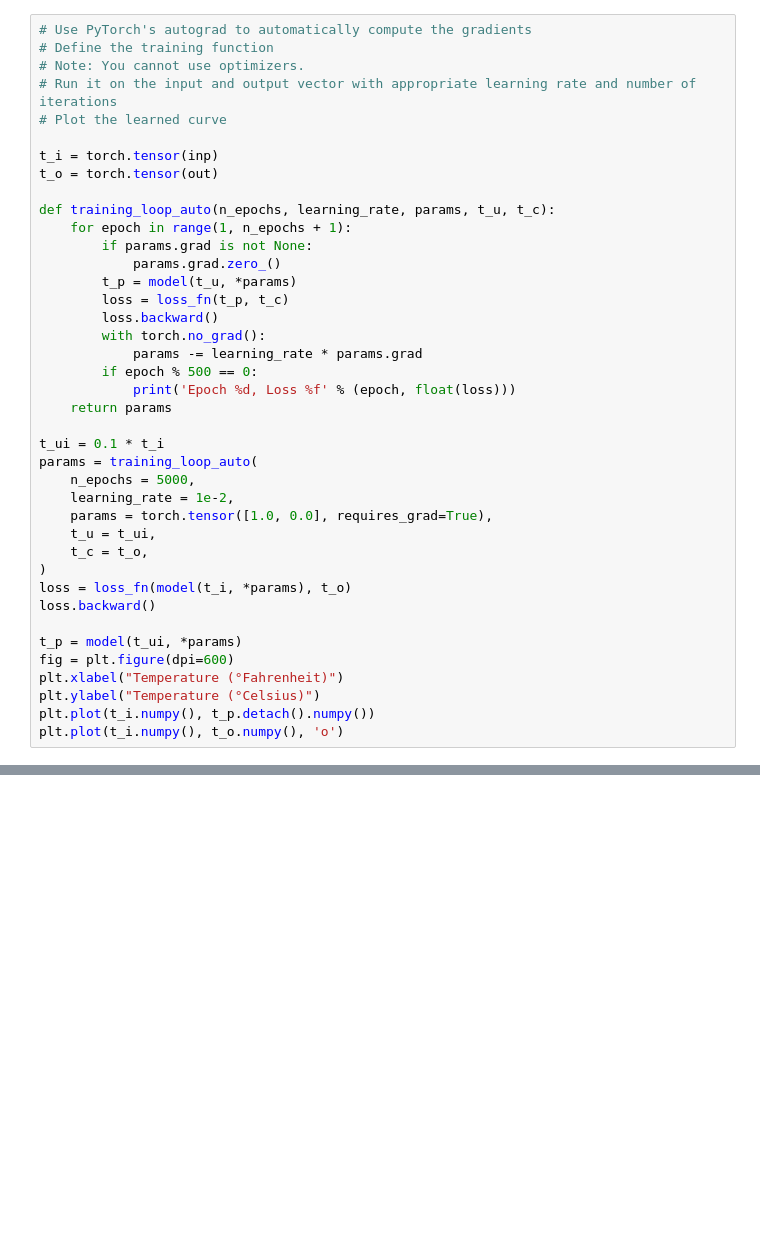
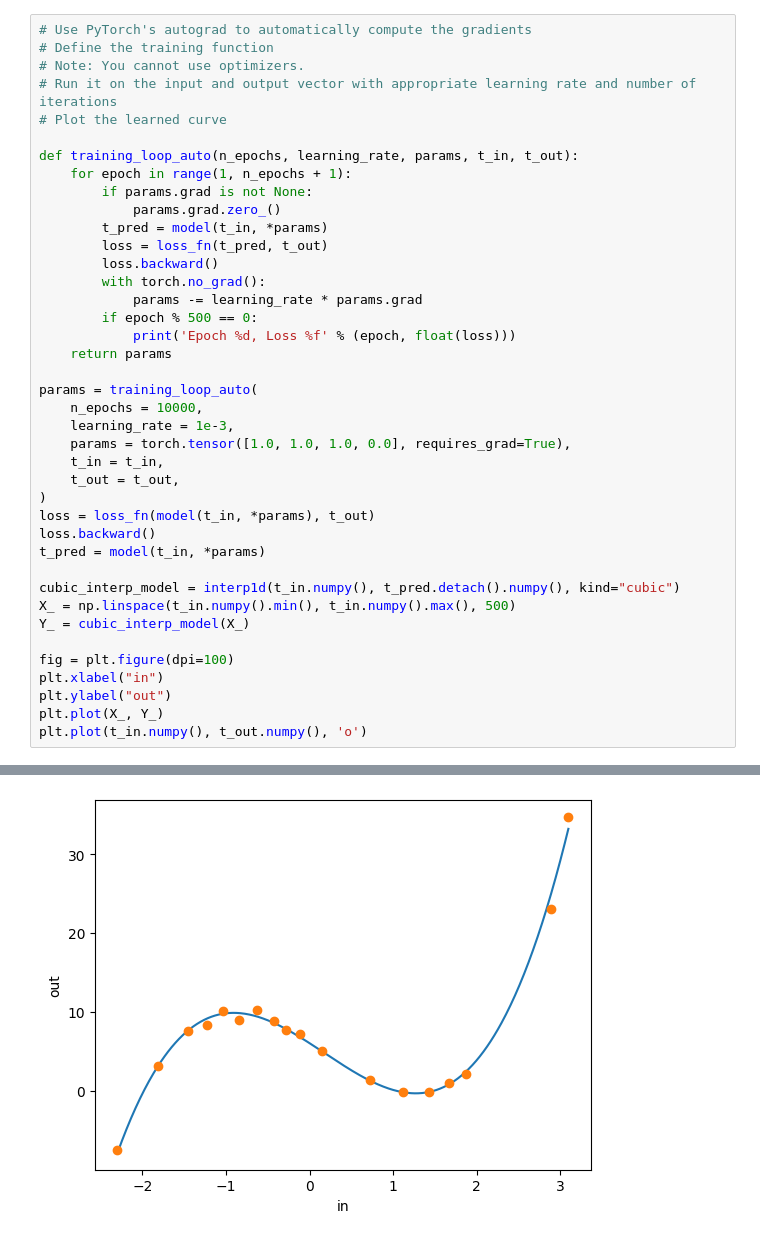
Before and after one commit to RamonAra209/COMP-191-Deep-Learning, a Jupyter notebook: HW5/exercise_ch5_question.ipynb, the cells around one changed output, grey strips where cells are left out. Cells and saved outputs as stored; diff of their text form; blank space fills up the shorter version.

```diff
--- a/HW5/exercise_ch5_question.ipynb
+++ b/HW5/exercise_ch5_question.ipynb
@@ -110,15 +105,12 @@ Epoch 5000, Loss 36.602570
 # Run it on the input and output vector with appropriate learning rate and number of iterations
 # Plot the learned curve
 
-t_i = torch.tensor(inp)
-t_o = torch.tensor(out)
-
-def training_loop_auto(n_epochs, learning_rate, params, t_u, t_c):
+def training_loop_auto(n_epochs, learning_rate, params, t_in, t_out):
     for epoch in range(1, n_epochs + 1):
         if params.grad is not None:
             params.grad.zero_()
-        t_p = model(t_u, *params)
-        loss = loss_fn(t_p, t_c)
+        t_pred = model(t_in, *params)
+        loss = loss_fn(t_pred, t_out)
         loss.backward()
         with torch.no_grad():
             params -= learning_rate * params.grad
@@ -126,21 +118,24 @@ def training_loop_auto(n_epochs, learning_rate, params, t_u, t_c):
             print('Epoch %d, Loss %f' % (epoch, float(loss)))
     return params
 
-t_ui = 0.1 * t_i
 params = training_loop_auto(
-    n_epochs = 5000,
-    learning_rate = 1e-2,
-    params = torch.tensor([1.0, 0.0], requires_grad=True),
-    t_u = t_ui,
-    t_c = t_o,
+    n_epochs = 10000,
+    learning_rate = 1e-3,
+    params = torch.tensor([1.0, 1.0, 1.0, 0.0], requires_grad=True),
+    t_in = t_in,
+    t_out = t_out,
 )
-loss = loss_fn(model(t_i, *params), t_o)
+loss = loss_fn(model(t_in, *params), t_out)
 loss.backward()
+t_pred = model(t_in, *params)
 
-t_p = model(t_ui, *params)
-fig = plt.figure(dpi=600)
-plt.xlabel("Temperature (°Fahrenheit)")
-plt.ylabel("Temperature (°Celsius)")
-plt.plot(t_i.numpy(), t_p.detach().numpy())
-plt.plot(t_i.numpy(), t_o.numpy(), 'o')
+cubic_interp_model = interp1d(t_in.numpy(), t_pred.detach().numpy(), kind="cubic")
+X_ = np.linspace(t_in.numpy().min(), t_in.numpy().max(), 500)
+Y_ = cubic_interp_model(X_)
+
+fig = plt.figure(dpi=100)
+plt.xlabel("in")
+plt.ylabel("out")
+plt.plot(X_, Y_)
+plt.plot(t_in.numpy(), t_out.numpy(), 'o')
 # %% [output]
@@ -148,3 +163,4 @@ TypeError: model() missing 2 required positional arguments: 't' and 'b'
+[figure, added]
 # %%
 # Use PyTorch's autograd to automatically compute the gradients
 # Use optimizers to abstract how parameters get updated
```
Also changed, not shown: parts of 8 cells of this notebook, 1 other file.
